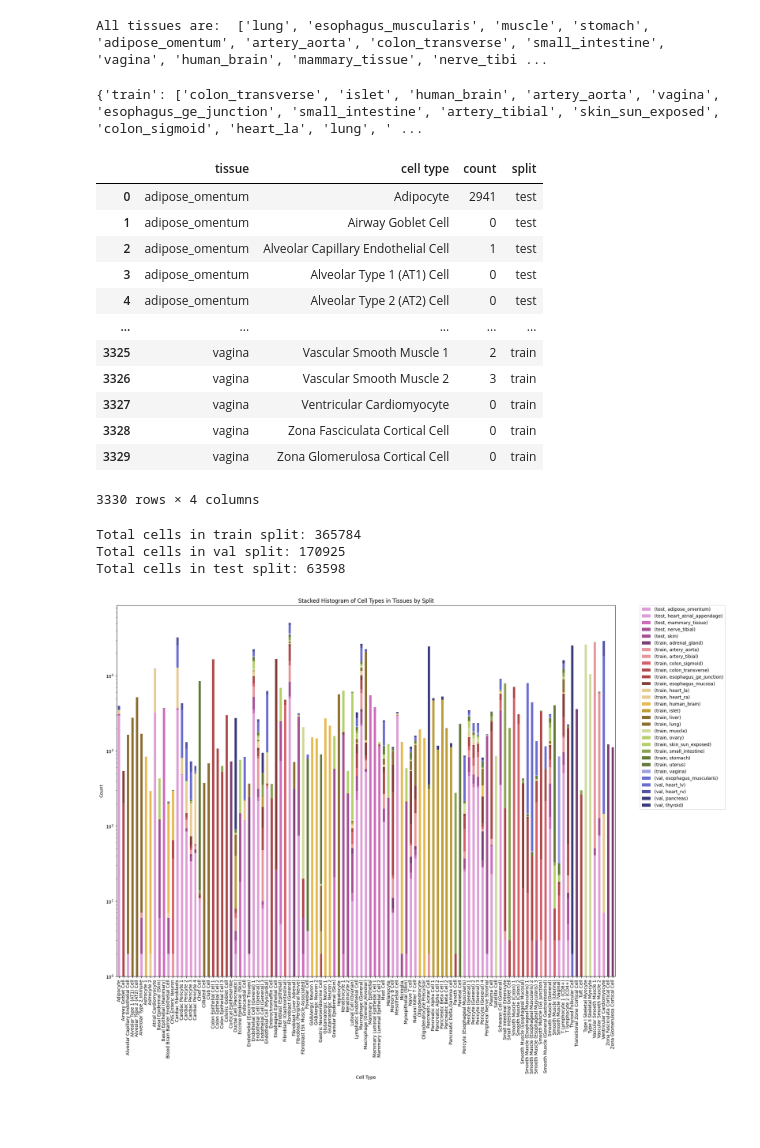
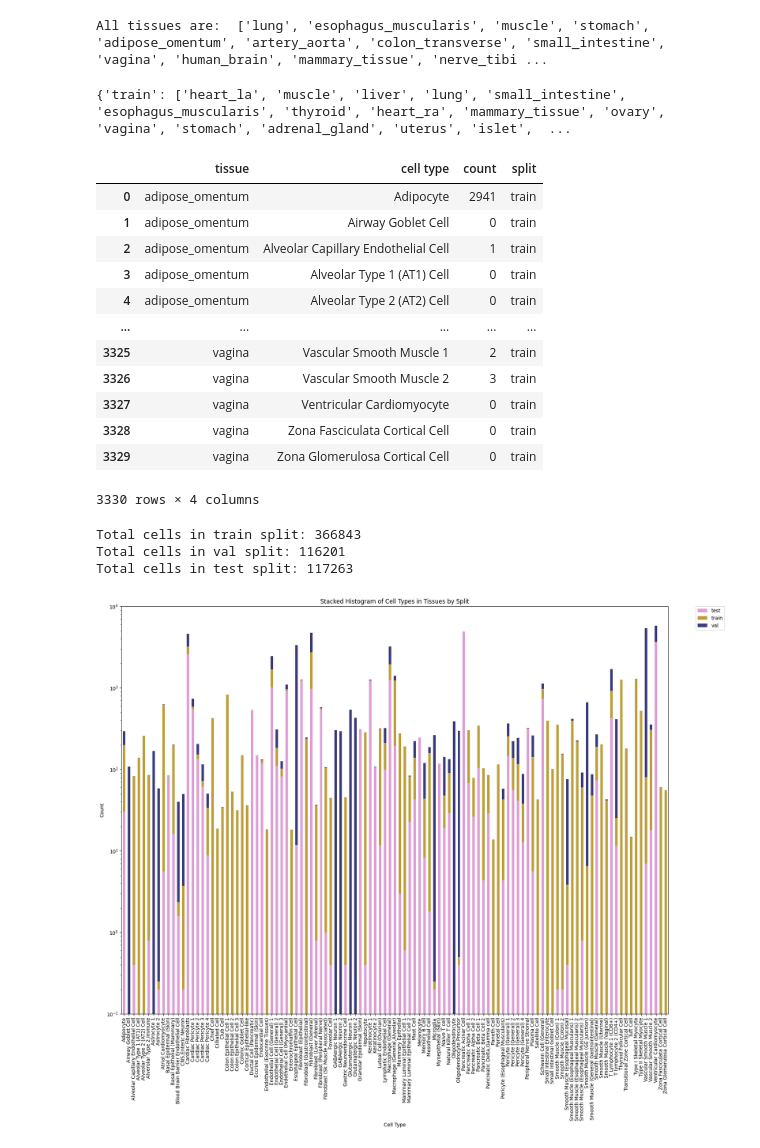
Before and after one commit to Potamitisn/DLBIO, a Jupyter notebook: exploration_h5ad.ipynb, the cells around one changed output. Drawn from its saved outputs; the diff is of its cells as text; code cells hidden in the pictures; blank space fills up the shorter version.

```diff
--- a/exploration_h5ad.ipynb
+++ b/exploration_h5ad.ipynb
@@ -288,7 +289,7 @@ bdata.write('data/Cell_by_cCRE/adults_matrix.h5ad')
 # %% [markdown]
 ## Normalization to library size
 # %%
-#bdata = sc.read_h5ad("data/Cell_by_cCRE/adults_matrix.h5ad")
+bdata = sc.read_h5ad("data/Cell_by_cCRE/adults_matrix.h5ad")
 sc.pp.normalize_total(bdata, target_sum = 5e3)
 # %%
 # sanity checking if we did normalized it
@@ -426,7 +434,7 @@ split = {'train': train_tissues,
 
 print(split)
 # %% [output]
-{'train': ['colon_transverse', 'islet', 'human_brain', 'artery_aorta', 'vagina', 'esophagus_ge_junction', 'small_intestine', 'artery_tibial', 'skin_sun_exposed', 'colon_sigmoid', 'heart_la', 'lung', ' ...
+{'train': ['heart_la', 'muscle', 'liver', 'lung', 'small_intestine', 'esophagus_muscularis', 'thyroid', 'heart_ra', 'mammary_tissue', 'ovary', 'vagina', 'stomach', 'adrenal_gland', 'uterus', 'islet',  ...
 # %%
 # Reverse the dictionary for easy lookup
 tissue_to_split = {tissue: split_name for split_name, tissues in split.items() for tissue in tissues}
@@ -440,11 +448,11 @@ grouped_data['split'] = grouped_data['tissue'].map(tissue_to_split)
 grouped_data
 # %% [output]
 |  | tissue | cell type | count | split |
-| 0 | adipose_omentum | Adipocyte | 2941 | test |
-| 1 | adipose_omentum | Airway Goblet Cell | 0 | test |
-| 2 | adipose_omentum | Alveolar Capillary Endothelial Cell | 1 | test |
-| 3 | adipose_omentum | Alveolar Type 1 (AT1) Cell | 0 | test |
-| 4 | adipose_omentum | Alveolar Type 2 (AT2) Cell | 0 | test |
+| 0 | adipose_omentum | Adipocyte | 2941 | train |
+| 1 | adipose_omentum | Airway Goblet Cell | 0 | train |
+| 2 | adipose_omentum | Alveolar Capillary Endothelial Cell | 1 | train |
+| 3 | adipose_omentum | Alveolar Type 1 (AT1) Cell | 0 | train |
+| 4 | adipose_omentum | Alveolar Type 2 (AT2) Cell | 0 | train |
 | ... | ... | ... | ... | ... |
 | 3325 | vagina | Vascular Smooth Muscle 1 | 2 | train |
 | 3326 | vagina | Vascular Smooth Muscle 2 | 3 | train |
@@ -467,34 +475,34 @@ print("Total cells in train split:", train_cell_count)
 print("Total cells in val split:", val_cell_count)
 print("Total cells in test split:", test_cell_count)
 # %% [output]
-Total cells in train split: 365784
-Total cells in val split: 170925
-Total cells in test split: 63598
+Total cells in train split: 366843
+Total cells in val split: 116201
+Total cells in test split: 117263
 # %%
 # Pivot the data
 pivot_data = grouped_data.pivot_table(index='cell type',
-                                      columns=['split', 'tissue'],
+                                      columns=['split'],
                                       values='count',
                                       fill_value=0)
 
 cmap = plt.get_cmap('tab20b_r')
 colors = cmap(np.linspace(0, 1, len(pivot_data.columns)))
 
 # Plot
 fig, ax = plt.subplots(figsize=(20, 15))
 pivot_data.plot(kind='bar', stacked=True, ax=ax, color=colors)
 
 # Set the y-axis to logarithmic scale
 ax.set_yscale('log')
 
 # Set labels and title
 ax.set_xlabel('Cell Type')
 ax.set_ylabel('Count')
 ax.set_title('Stacked Histogram of Cell Types in Tissues by Split')
 
 # Adjust legend
 ax.legend(bbox_to_anchor=(1.05, 1), loc='upper left', borderaxespad=0.)
 
 plt.show()
 # %% [output]
-[figure, old version]
+[figure, new version]
```
Also changed, not shown: parts of 4 cells of this notebook.
